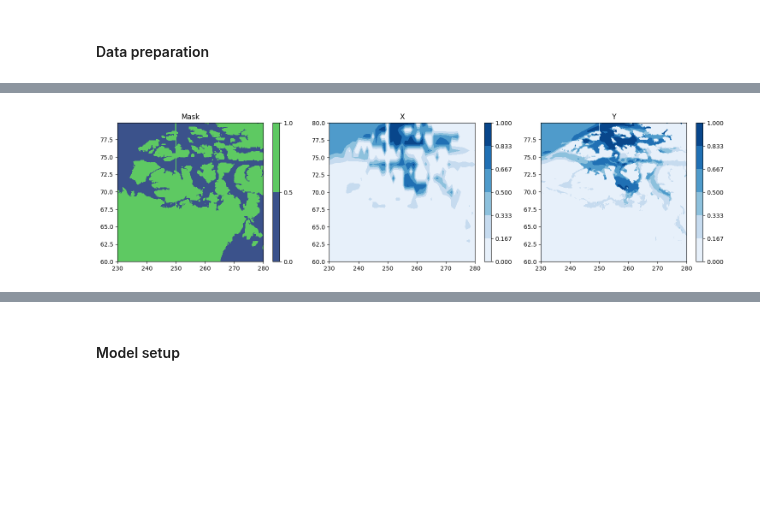
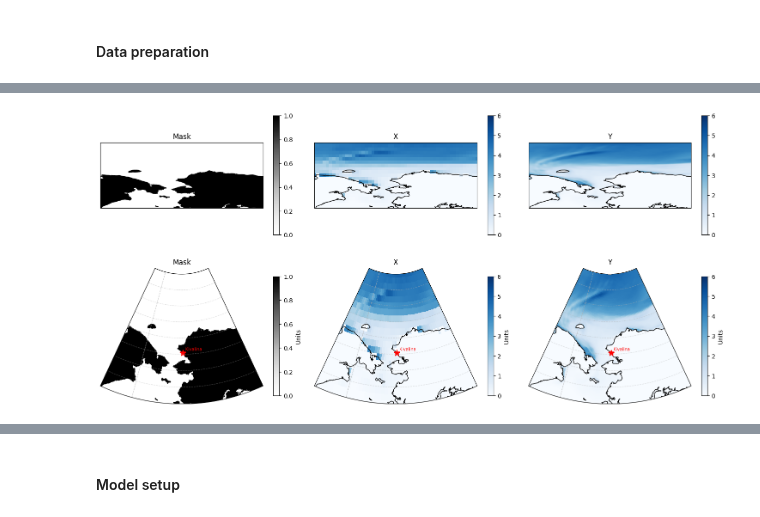
Before and after one commit to skylargale/sea-ice-downscaling, a Jupyter notebook: 3d_models/3d_unet_model.ipynb, the cells around one changed output, grey strips where cells are left out. Cells and saved outputs as stored; diff of their text form; code cells hidden in the pictures; blank space fills up the shorter version.

```diff
--- a/3d_unet_model.ipynb
+++ b/3d_models/3d_unet_model.ipynb
@@ -103,23 +103,86 @@ print(X.shape, Y.shape, land_mask.shape)
 # %%
-fig, axes = plt.subplots(1, 3, figsize=(15, 4))
-levels = np.linspace(0, 1, 7)
+# ---- Projection setup ----
+bbox = {"lon_min": -190, "lon_max": -140, "lat_min": 60, "lat_max": 80}
+lon_min = bbox["lon_min"] % 360
+lon_max = bbox["lon_max"] % 360
+kivalina_lat = 67.7269
+kivalina_lon_360 = -164.5333 % 360
+central_lon = (bbox["lon_min"] + bbox["lon_max"]) / 2
+proj = ccrs.NorthPolarStereo(central_longitude=central_lon)
 
-cf1 = axes[0].contourf(hlon, hlat, land_mask[0, 0], levels=[0, 0.5, 1])
-fig.colorbar(cf1, ax=axes[0])
-axes[0].set_title("Mask")
+n = 50
+lons = np.concatenate([
+    np.linspace(bbox["lon_min"], bbox["lon_max"], n),
+    np.full(n, bbox["lon_max"]),
+    np.linspace(bbox["lon_max"], bbox["lon_min"], n),
+    np.full(n, bbox["lon_min"]),
+])
+lats = np.concatenate([
+    np.full(n, bbox["lat_min"]),
+    np.linspace(bbox["lat_min"], bbox["lat_max"], n),
+    np.full(n, bbox["lat_max"]),
+    np.linspace(bbox["lat_max"], bbox["lat_min"], n),
+])
+boundary_pts = proj.transform_points(ccrs.PlateCarree(), lons, lats)
+boundary_path = mpath.Path(boundary_pts[:, :2])
 
-cf2 = axes[1].contourf(llon, llat, X[0, 0, 0], levels=levels, cmap='Blues')
-fig.colorbar(cf2, ax=axes[1])
-axes[1].set_title("X")
+fig = plt.figure(figsize=(15, 8))
+levels = np.linspace(0, 6, 7)
 
-cf3 = axes[2].contourf(hlon, hlat, Y[0, 0, 0], levels=levels, cmap='Blues')
-fig.colorbar(cf3, ax=axes[2])
-axes[2].set_title("Y")
+# ---- Row 1: flat lon/lat panels ----
+flat_proj = ccrs.PlateCarree(central_longitude=central_lon)
+
+ax1 = fig.add_subplot(2, 3, 1, projection=flat_proj)
+cf1 = ax1.pcolormesh(hlon, hlat, land_mask[0, 0], cmap="Greys", vmin=0, vmax=1, shading="auto", transform=ccrs.PlateCarree())
+ax1.coastlines(resolution="50m")
+ax1.set_extent([lon_min, lon_max, bbox["lat_min"], bbox["lat_max"]], crs=ccrs.PlateCarree())
+fig.colorbar(cf1, ax=ax1, shrink=0.7)
+ax1.set_title("Mask")
+
+ax2 = fig.add_subplot(2, 3, 2, projection=flat_proj)
+cf2 = ax2.pcolormesh(llon, llat, X[0, 0, 0], cmap="Blues", vmin=0, vmax=6, shading="auto", transform=ccrs.PlateCarree())
+ax2.coastlines(resolution="50m")
+ax2.set_extent([lon_min, lon_max, bbox["lat_min"], bbox["lat_max"]], crs=ccrs.PlateCarree())
+fig.colorbar(cf2, ax=ax2, shrink=0.7)
+ax2.set_title("X")
+
+ax3 = fig.add_subplot(2, 3, 3, projection=flat_proj)
+cf3 = ax3.pcolormesh(hlon, hlat, Y[0, 0, 0], cmap="Blues", vmin=0, vmax=6, shading="auto", transform=ccrs.PlateCarree())
+ax3.coastlines(resolution="50m")
+ax3.set_extent([lon_min, lon_max, bbox["lat_min"], bbox["lat_max"]], crs=ccrs.PlateCarree())
+fig.colorbar(cf3, ax=ax3, shrink=0.7)
+ax3.set_title("Y")
+
+# ---- Row 2: NorthPolarStereo projection ----
+proj_panels = [
+    (hlon, hlat, land_mask[0, 0], "Mask", "Greys", 0, 1),
+    (llon, llat, X[0, 0, 0], "X", "Blues", 0, 6),
+    (hlon, hlat, Y[0, 0, 0], "Y", "Blues", 0, 6),
+]
+
+for i, (lon_i, lat_i, field, title, cmap, vmin, vmax) in enumerate(proj_panels):
+    ax = fig.add_subplot(2, 3, 4 + i, projection=proj)
+    cf = ax.pcolormesh(
+        lon_i, lat_i, field,
+        transform=ccrs.PlateCarree(),
+        cmap=cmap,
+        vmin=vmin, vmax=vmax,
+        shading="auto",
+    )
+    ax.coastlines(resolution="50m")
+    ax.add_feature(cfeature.LAND, facecolor="lightgray", zorder=0)
+    ax.set_extent([lon_min, lon_max, bbox["lat_min"], bbox["lat_max"]], crs=ccrs.PlateCarree())
+    ax.set_boundary(boundary_path, transform=proj)
+    ax.plot(kivalina_lon_360, kivalina_lat, marker="*", color="red", markersize=10, transform=ccrs.PlateCarree())
+    ax.text(kivalina_lon_360 + 1, kivalina_lat + 0.35, "Kivalina", color="red", fontsize=7, transform=ccrs.PlateCarree())
+    ax.gridlines(draw_labels=False, linestyle="--", alpha=0.4)
+    ax.set_title(title, fontsize=12)
+    plt.colorbar(cf, ax=ax, shrink=0.7, label="Units")
 
 plt.tight_layout()
 plt.show()
 # %% [output]
-[figure, old version]
+[figure, new version]
 # %%
 # ------------------------------
 # Patch Extraction
```
Also changed, not shown: parts of 11 cells of this notebook, 53 other files.
